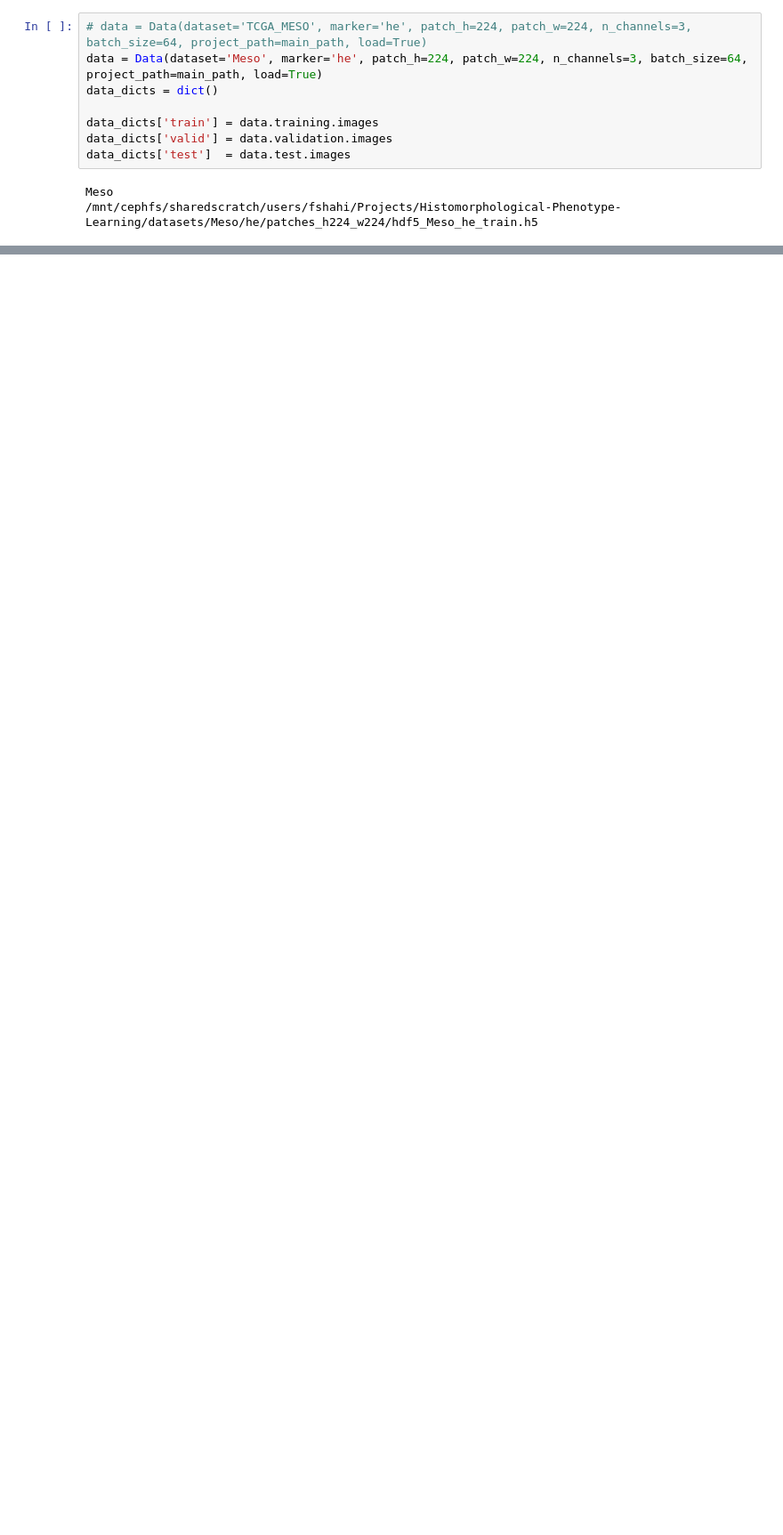
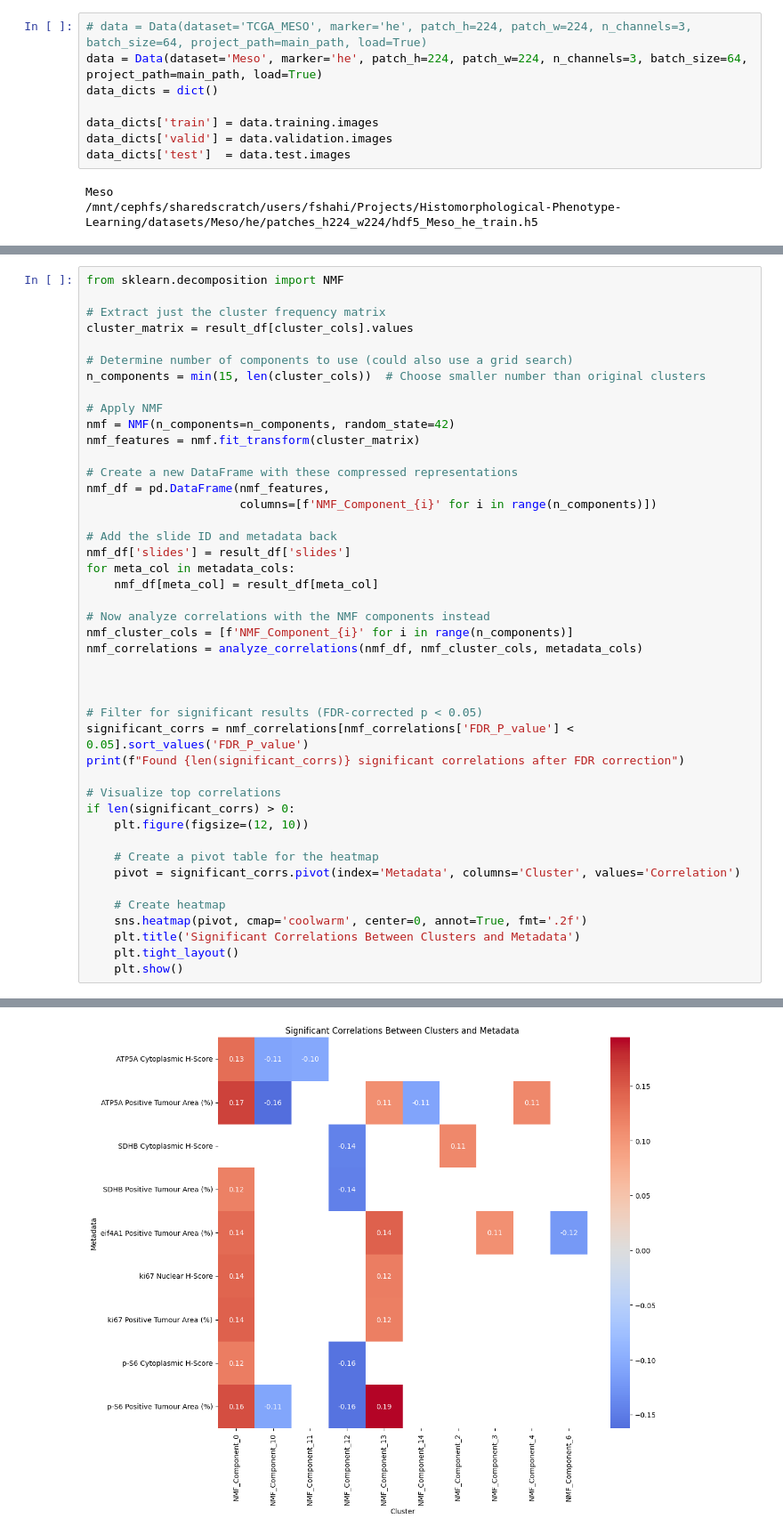
Before and after one commit to FarzanehSeyedshahi/Histomorphological-Phenotype-Learning, a Jupyter notebook: workflow/revision.ipynb, the cells around one changed output, grey strips where cells are left out. Shown at 89% size. Saved outputs shown, nothing was run; the diff lists cells and outputs as text; blank space fills up the shorter version.

```diff
--- a/workflow/revision.ipynb
+++ b/workflow/revision.ipynb
@@ -1099,0 +2190,45 @@ for wsi_ in [wsi, wsi_c]:
+# %%
+from sklearn.decomposition import NMF
+
+# Extract just the cluster frequency matrix
+cluster_matrix = result_df[cluster_cols].values
+
+# Determine number of components to use (could also use a grid search)
+n_components = min(15, len(cluster_cols))  # Choose smaller number than original clusters
+
+# Apply NMF
+nmf = NMF(n_components=n_components, random_state=42)
+nmf_features = nmf.fit_transform(cluster_matrix)
+
+# Create a new DataFrame with these compressed representations
+nmf_df = pd.DataFrame(nmf_features,
+                      columns=[f'NMF_Component_{i}' for i in range(n_components)])
+
+# Add the slide ID and metadata back
+nmf_df['slides'] = result_df['slides']
+for meta_col in metadata_cols:
+    nmf_df[meta_col] = result_df[meta_col]
+
+# Now analyze correlations with the NMF components instead
+nmf_cluster_cols = [f'NMF_Component_{i}' for i in range(n_components)]
+nmf_correlations = analyze_correlations(nmf_df, nmf_cluster_cols, metadata_cols)
+
+
+
+# Filter for significant results (FDR-corrected p < 0.05)
+significant_corrs = nmf_correlations[nmf_correlations['FDR_P_value'] < 0.05].sort_values('FDR_P_value')
+print(f"Found {len(significant_corrs)} significant correlations after FDR correction")
+
+# Visualize top correlations
+if len(significant_corrs) > 0:
+    plt.figure(figsize=(12, 10))
+
+    # Create a pivot table for the heatmap
+    pivot = significant_corrs.pivot(index='Metadata', columns='Cluster', values='Correlation')
+
+    # Create heatmap
+    sns.heatmap(pivot, cmap='coolwarm', center=0, annot=True, fmt='.2f')
+    plt.title('Significant Correlations Between Clusters and Metadata')
+    plt.tight_layout()
+    plt.show()
+# %% [output]
@@ -1099,0 +2236 @@ for wsi_ in [wsi, wsi_c]:
+[figure, added]
```
Also changed, not shown: parts of 41 cells of this notebook, 5 other files.
